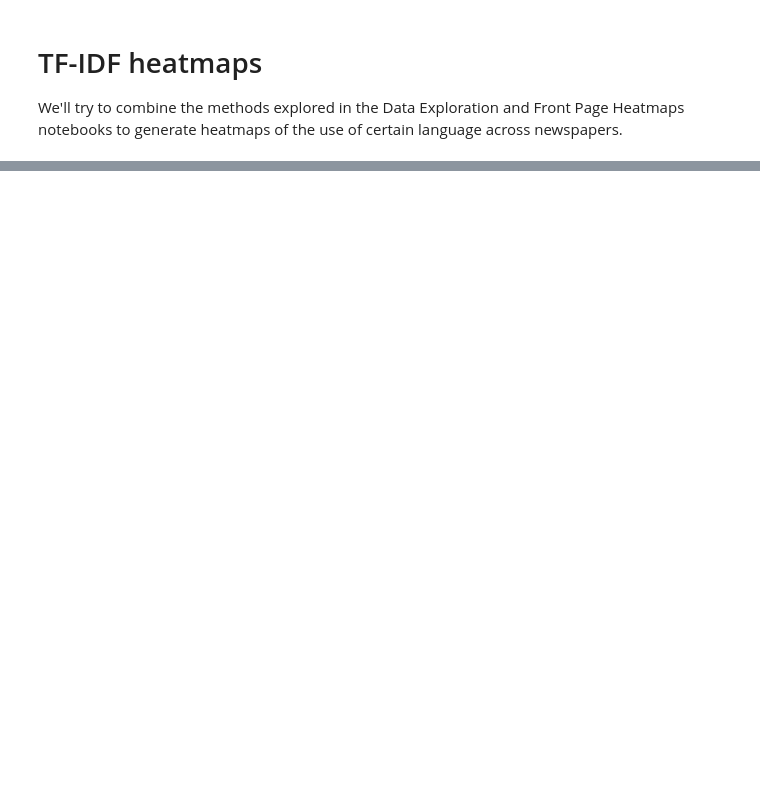
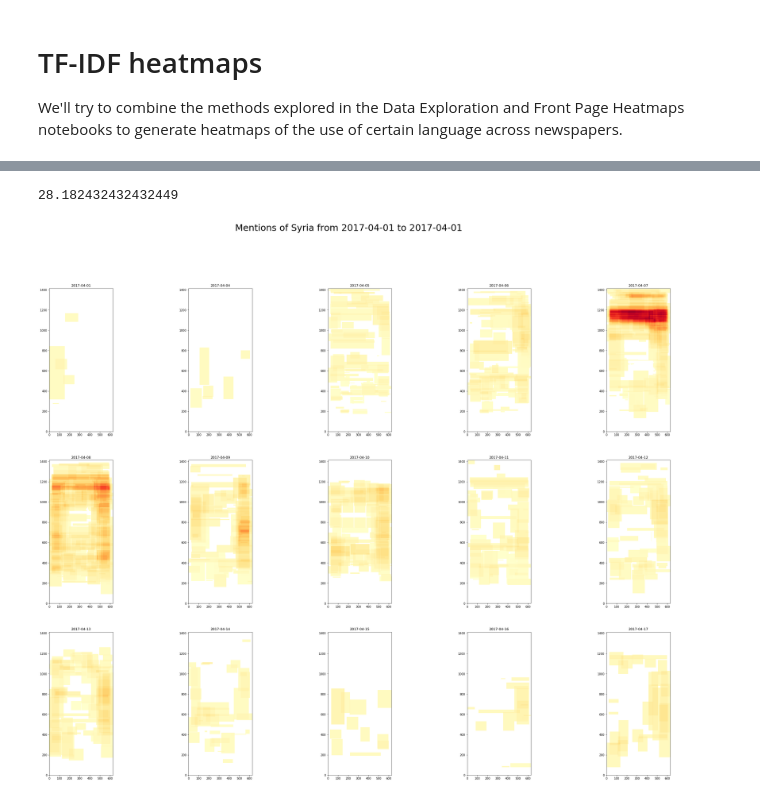
Before and after one commit to samzhang111/frontpages, a Jupyter notebook: analysis/tfidf_heatmaps.ipynb, the cells around one changed output, grey strips where cells are left out. Cells and saved outputs as stored; diff of their text form; code cells hidden in the pictures; blank space fills up the shorter version.

```diff
--- a/analysis/tfidf_heatmaps.ipynb
+++ b/analysis/tfidf_heatmaps.ipynb
@@ -19,0 +85,20 @@ TypeError: 'numpy.float64' object cannot be interpreted as an integer
+# %%
+def plot_mentions_of_query(query, papers_df, imposed_vmax=None):
+    intensities = []
+
+    vmax = 0
+
+    nplots = papers_df.date.nunique()
+
+    fig, axs = plt.subplots(3, int(np.ceil(nplots/3)), figsize=(MAX_HEIGHT/100 * 3, MIN_WIDTH/100 * nplots/3))
+    for i, (date, df_date) in enumerate(papers_df.groupby('date')):
+        intensity = intensity_map_for_query(query.lower(), df_date)
+        intensities.append((date, intensity))
+        if intensity.max() > vmax:
+            vmax = intensity.max()
+
+    for i, (date, intensity) in enumerate(intensities):
+        utils.plot_intensity(intensity, '{}'.format(date.strftime("%Y-%m-%d")), ax=axs.ravel()[i], vmax=(imposed_vmax or vmax))
+
+    plt.suptitle("Mentions of {} from {} to {}".format(query, papers_df.date.min().strftime("%Y-%m-%d"), papers_df.date.min().strftime("%Y-%m-%d")), fontsize=32)
+    return vmax
@@ -19,0 +111,5 @@ TypeError: 'numpy.float64' object cannot be interpreted as an integer
+# %%
+plot_mentions_of_query('Syria', df)
+# %% [output]
+28.182432432432449
+[figure, added]
```
Also changed, not shown: parts of 9 cells of this notebook, 3 other files.
